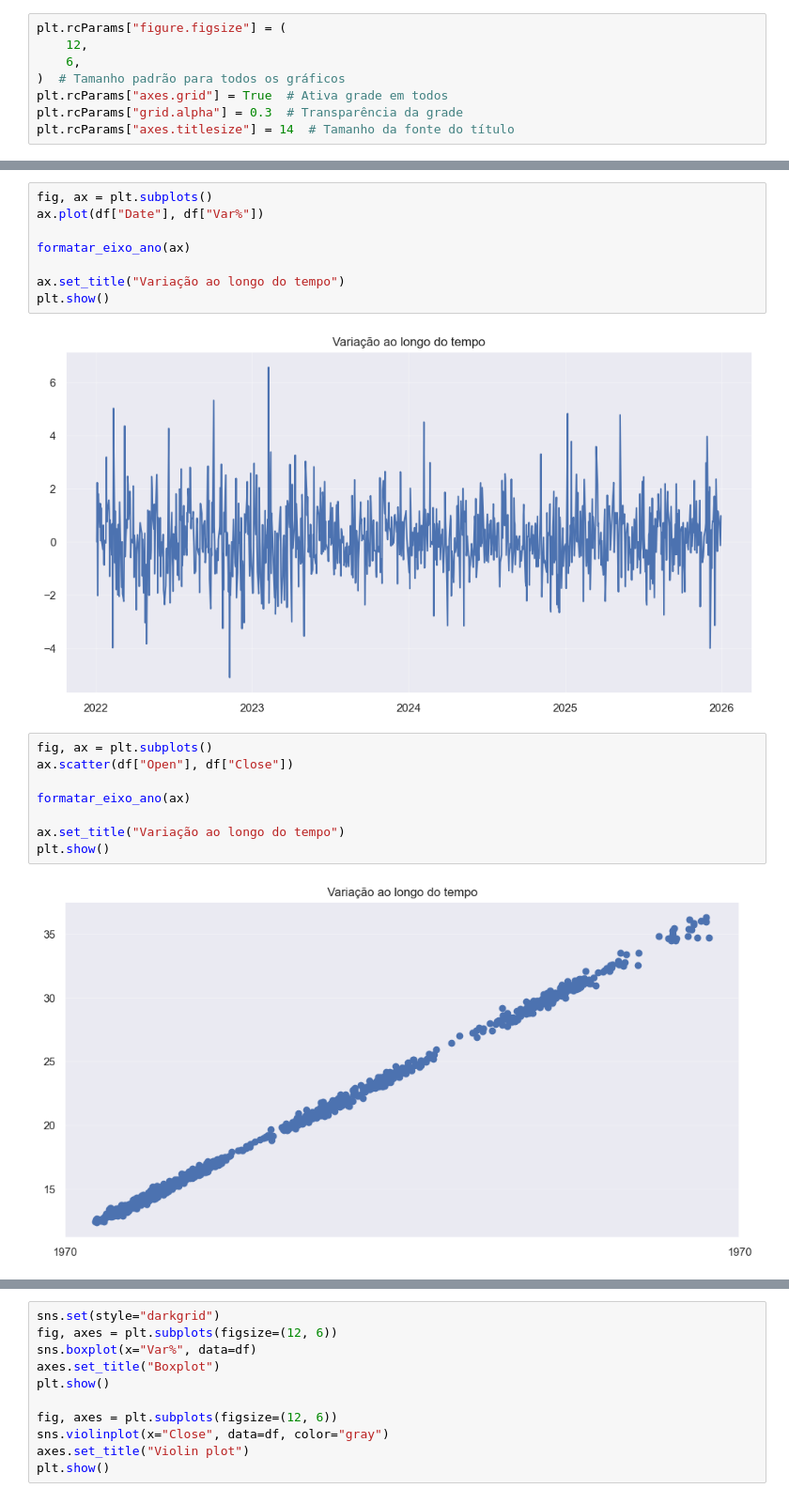
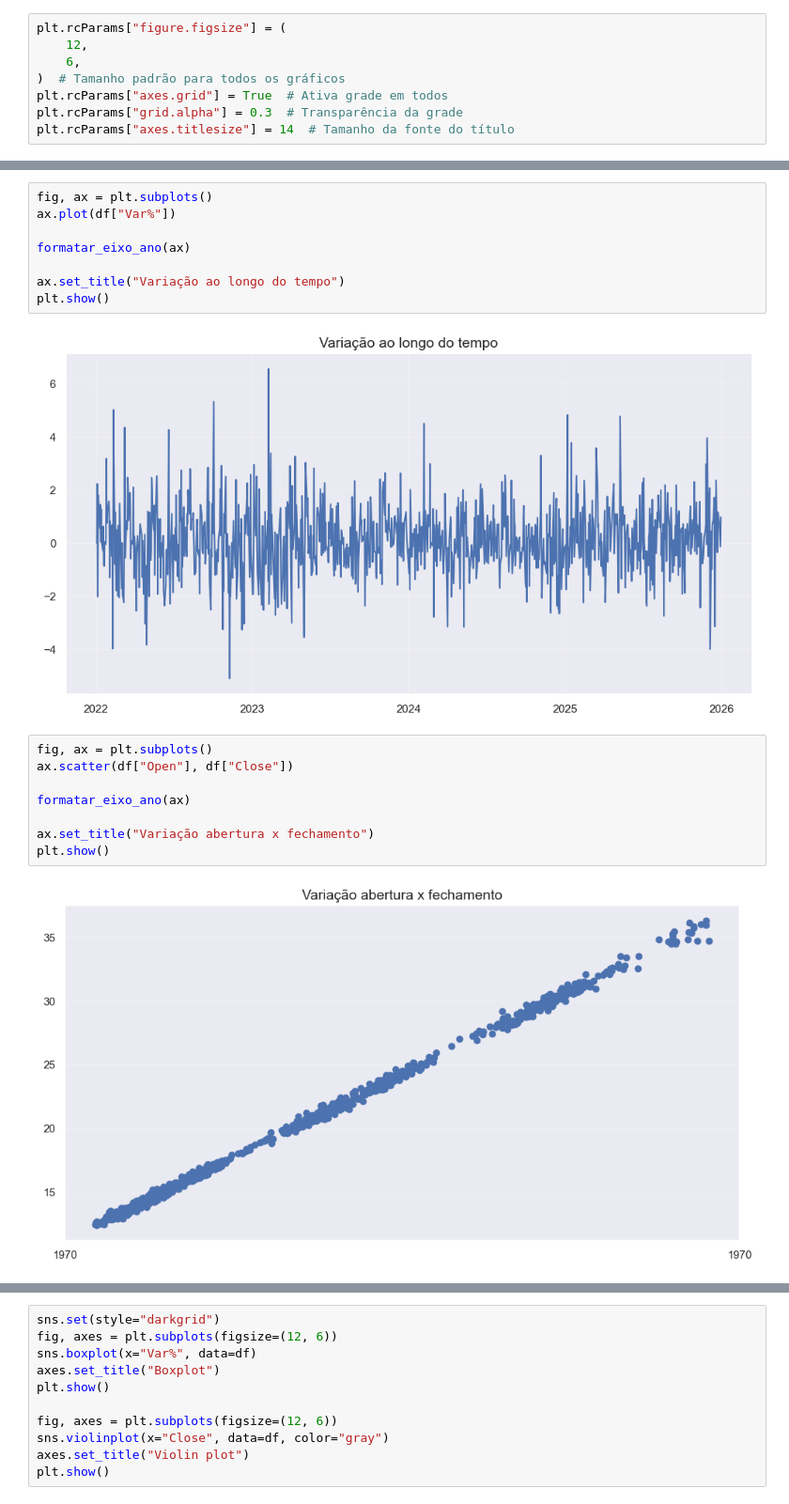
Before and after one commit to iiagovictor/fiap_tech_challenge_fase4, a Jupyter notebook: Notebooks/analise_exploratoria.ipynb, the cells around one changed output, grey strips where cells are left out. Shown at 94% size. Drawn from its saved outputs; the diff is of its cells as text.

```diff
--- a/Notebooks/analise_exploratoria.ipynb
+++ b/Notebooks/analise_exploratoria.ipynb
@@ -95,23 +145,23 @@ plt.show()
 # %%
 fig, ax = plt.subplots()
-ax.plot(df["Date"], df["Var%"])
+ax.plot(df["Var%"])
 
 formatar_eixo_ano(ax)
 
 ax.set_title("Variação ao longo do tempo")
 plt.show()
 # %% [output]
-[figure, old version]
+[figure, new version]
 # %%
 fig, ax = plt.subplots()
 ax.scatter(df["Open"], df["Close"])
 
 formatar_eixo_ano(ax)
 
-ax.set_title("Variação ao longo do tempo")
+ax.set_title("Variação abertura x fechamento")
 plt.show()
 # %% [output]
-[figure, old version]
+[figure, new version]
 # %%
 df.hist(figsize=(12, 12))
 # %% [output]
```
Also changed, not shown: parts of 11 cells of this notebook.
